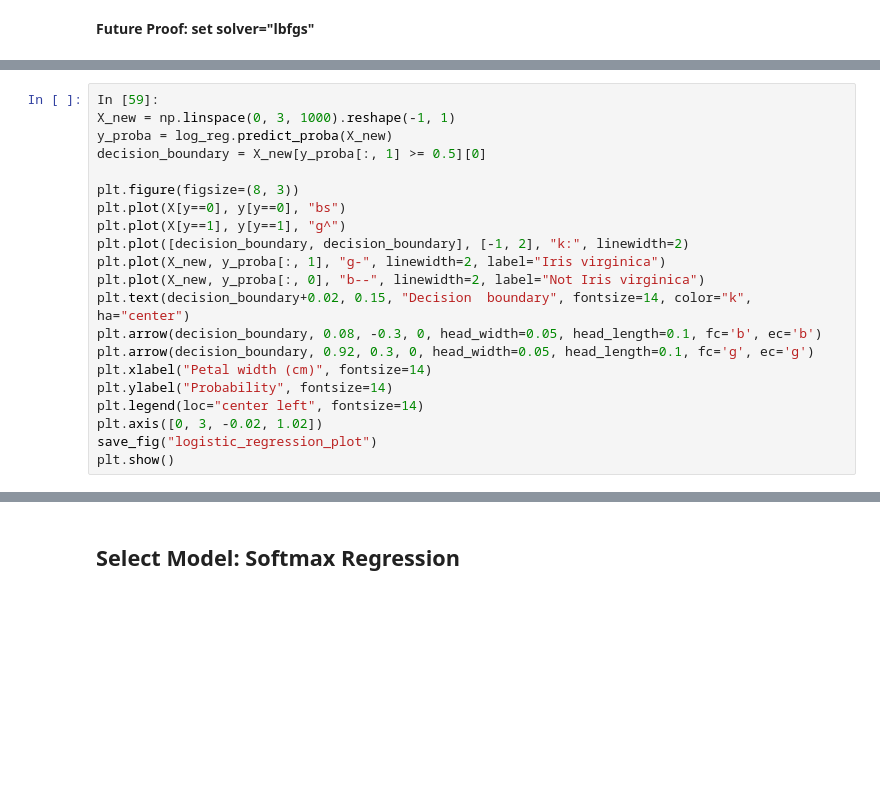
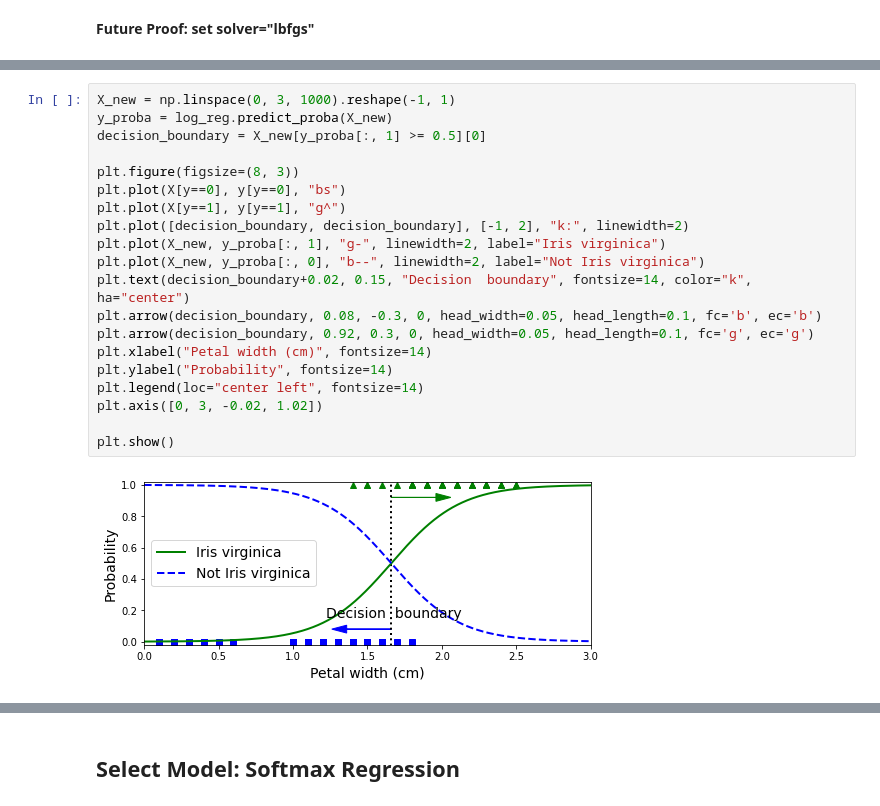
Before and after one commit to Clement-Okolo/ML_PATH, a Jupyter notebook: Training Models.ipynb, the cells around one changed output, grey strips where cells are left out. Cells and saved outputs as stored; diff of their text form; blank space fills up the shorter version.

```diff
--- a/Training Models.ipynb
+++ b/Training Models.ipynb
@@ -617,24 +749,25 @@ plt.plot(X_new, y_proba[:, 0], "b--", linewidth=2, label="Not Iris virginica")
 # %%
-In [59]:
 X_new = np.linspace(0, 3, 1000).reshape(-1, 1)
 y_proba = log_reg.predict_proba(X_new)
 decision_boundary = X_new[y_proba[:, 1] >= 0.5][0]
 
 plt.figure(figsize=(8, 3))
 plt.plot(X[y==0], y[y==0], "bs")
 plt.plot(X[y==1], y[y==1], "g^")
 plt.plot([decision_boundary, decision_boundary], [-1, 2], "k:", linewidth=2)
 plt.plot(X_new, y_proba[:, 1], "g-", linewidth=2, label="Iris virginica")
 plt.plot(X_new, y_proba[:, 0], "b--", linewidth=2, label="Not Iris virginica")
 plt.text(decision_boundary+0.02, 0.15, "Decision  boundary", fontsize=14, color="k", ha="center")
 plt.arrow(decision_boundary, 0.08, -0.3, 0, head_width=0.05, head_length=0.1, fc='b', ec='b')
 plt.arrow(decision_boundary, 0.92, 0.3, 0, head_width=0.05, head_length=0.1, fc='g', ec='g')
 plt.xlabel("Petal width (cm)", fontsize=14)
 plt.ylabel("Probability", fontsize=14)
 plt.legend(loc="center left", fontsize=14)
 plt.axis([0, 3, -0.02, 1.02])
-save_fig("logistic_regression_plot")
+
 plt.show()
+# %% [output]
+[figure, added]
 # %%
 # decision boundary
 decision_boundary
```
Also changed, not shown: parts of 63 cells of this notebook.
